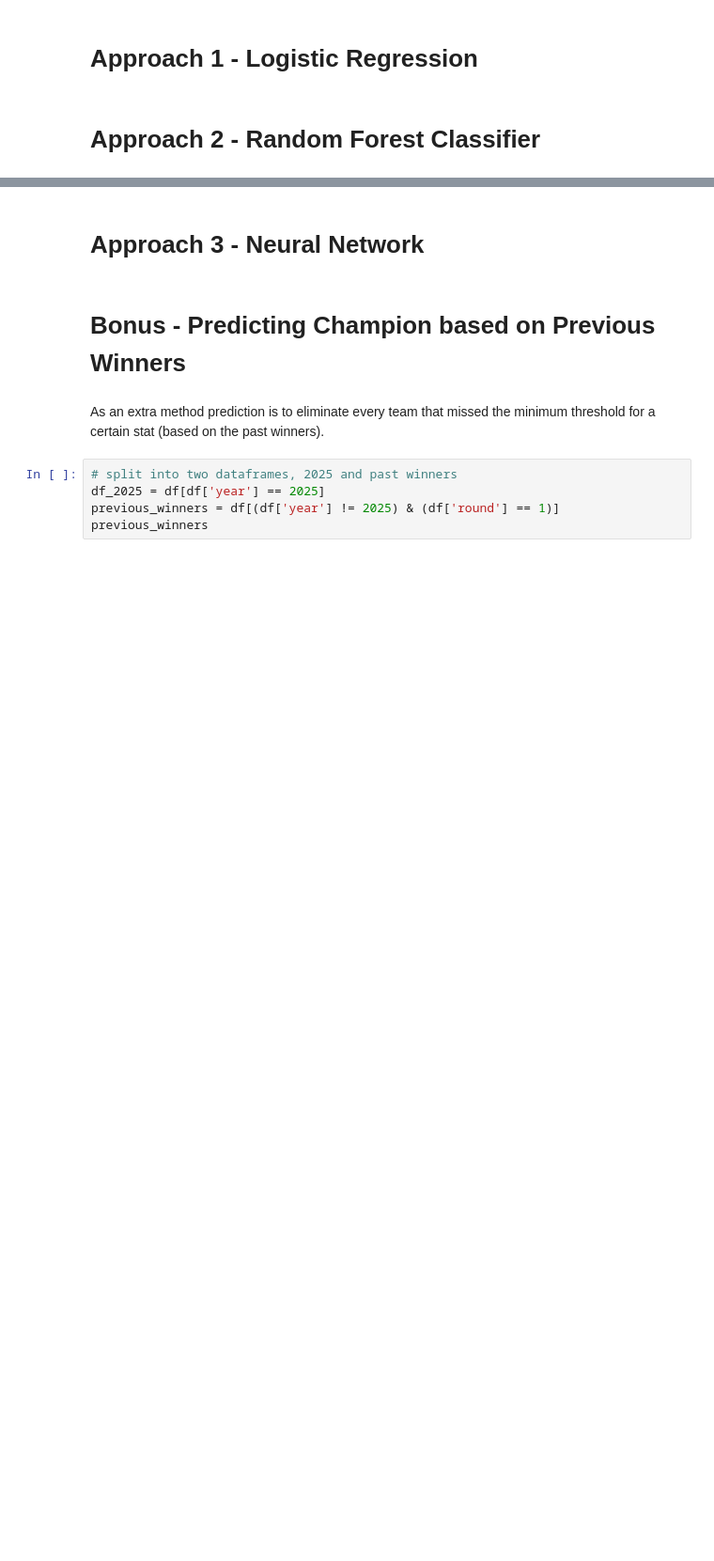
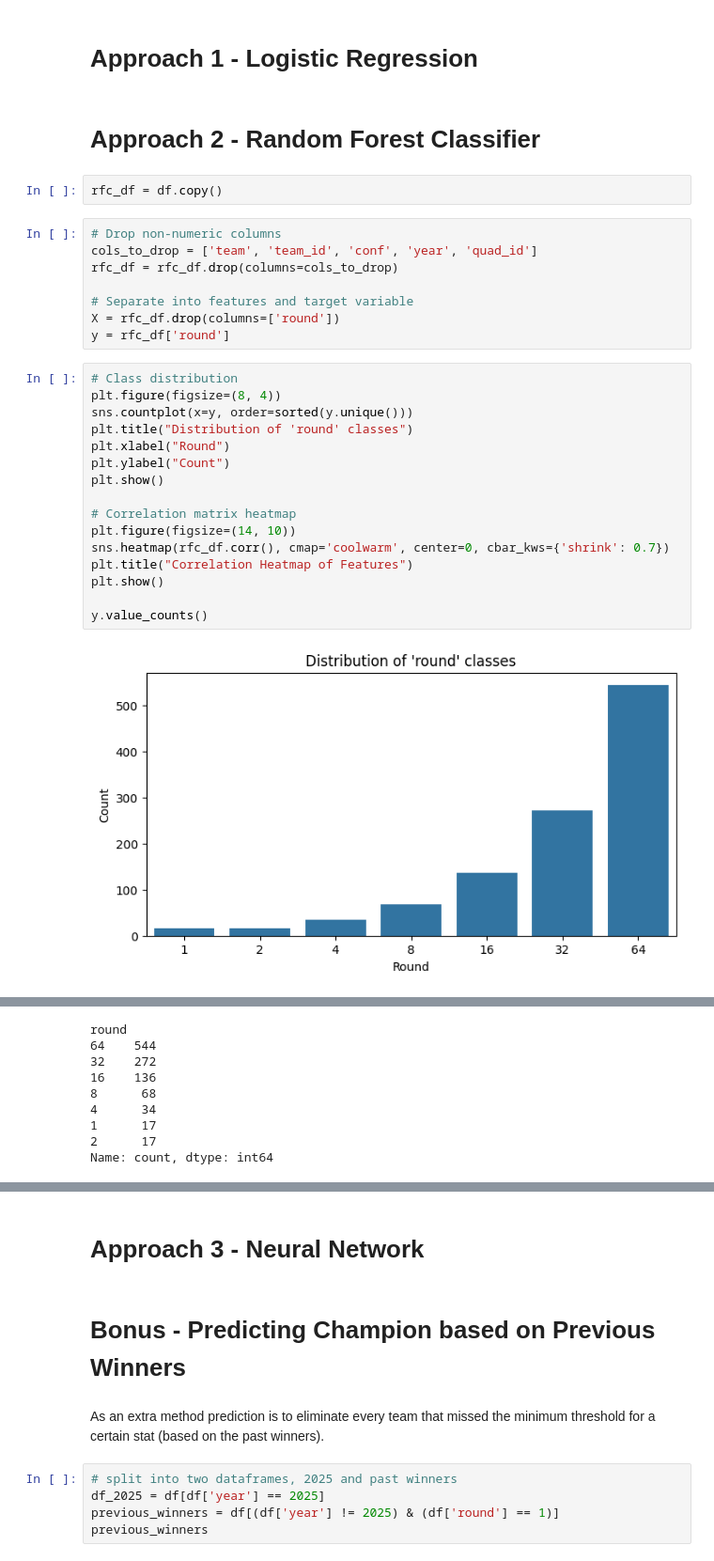
Before and after one commit to baywigg/DS3001Group, a Jupyter notebook: results.ipynb, the cells around one changed output, grey strips where cells are left out. Shown at 94% size. Drawn from its saved outputs; the diff is of its cells as text; blank space fills up the shorter version.

```diff
--- a/results.ipynb
+++ b/results.ipynb
@@ -32,3 +36,31 @@ df
 # Approach 1 - Logistic Regression
 # %% [markdown]
 # Approach 2 - Random Forest Classifier
+# %%
+rfc_df = df.copy()
+# %%
+# Drop non-numeric columns
+cols_to_drop = ['team', 'team_id', 'conf', 'year', 'quad_id']
+rfc_df = rfc_df.drop(columns=cols_to_drop)
+
+# Separate into features and target variable
+X = rfc_df.drop(columns=['round'])
+y = rfc_df['round']
+# %%
+# Class distribution
+plt.figure(figsize=(8, 4))
+sns.countplot(x=y, order=sorted(y.unique()))
+plt.title("Distribution of 'round' classes")
+plt.xlabel("Round")
+plt.ylabel("Count")
+plt.show()
+
+# Correlation matrix heatmap
+plt.figure(figsize=(14, 10))
+sns.heatmap(rfc_df.corr(), cmap='coolwarm', center=0, cbar_kws={'shrink': 0.7})
+plt.title("Correlation Heatmap of Features")
+plt.show()
+
+y.value_counts()
+# %% [output]
+[figure, added]
@@ -34,0 +68,9 @@ df
+round
+64    544
+32    272
+16    136
+8      68
+4      34
+1      17
+2      17
+Name: count, dtype: int64
```
Also changed, not shown: parts of 17 cells of this notebook.
